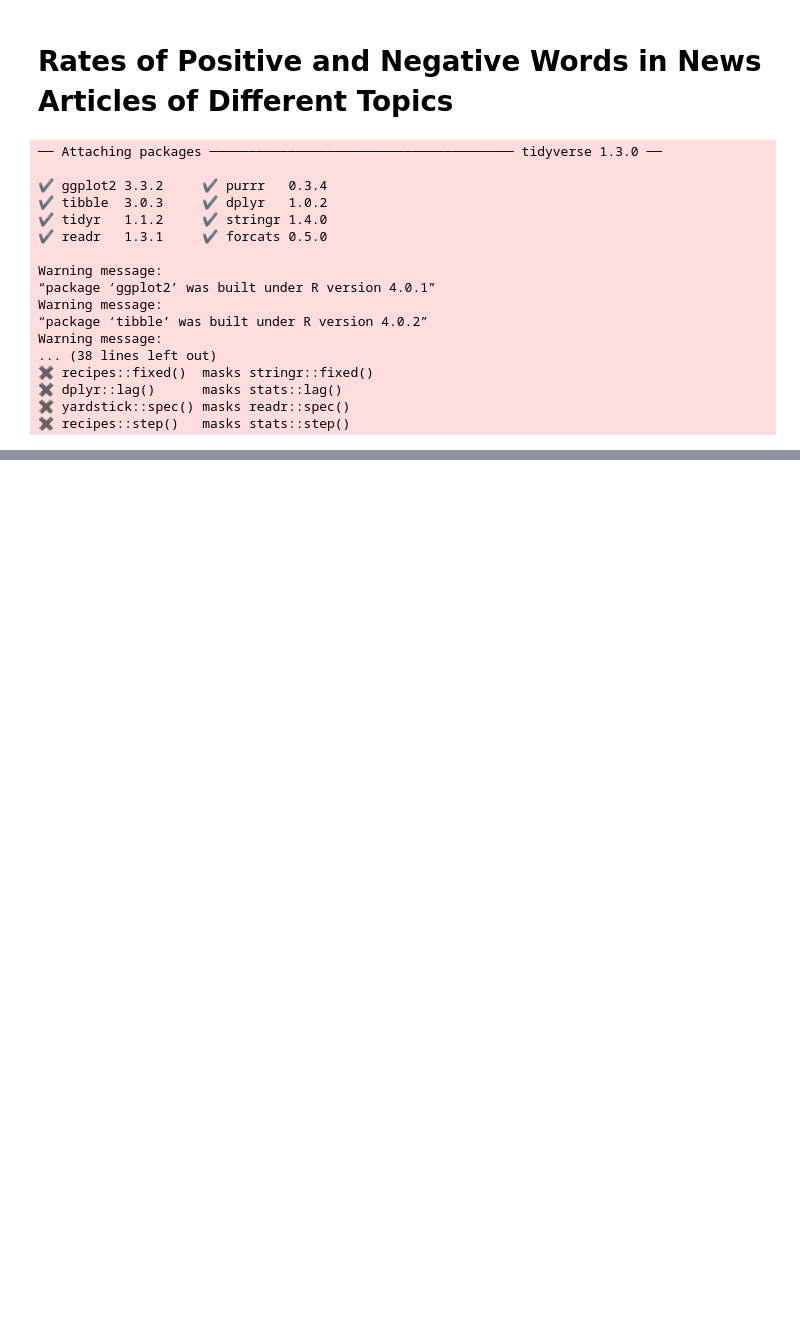
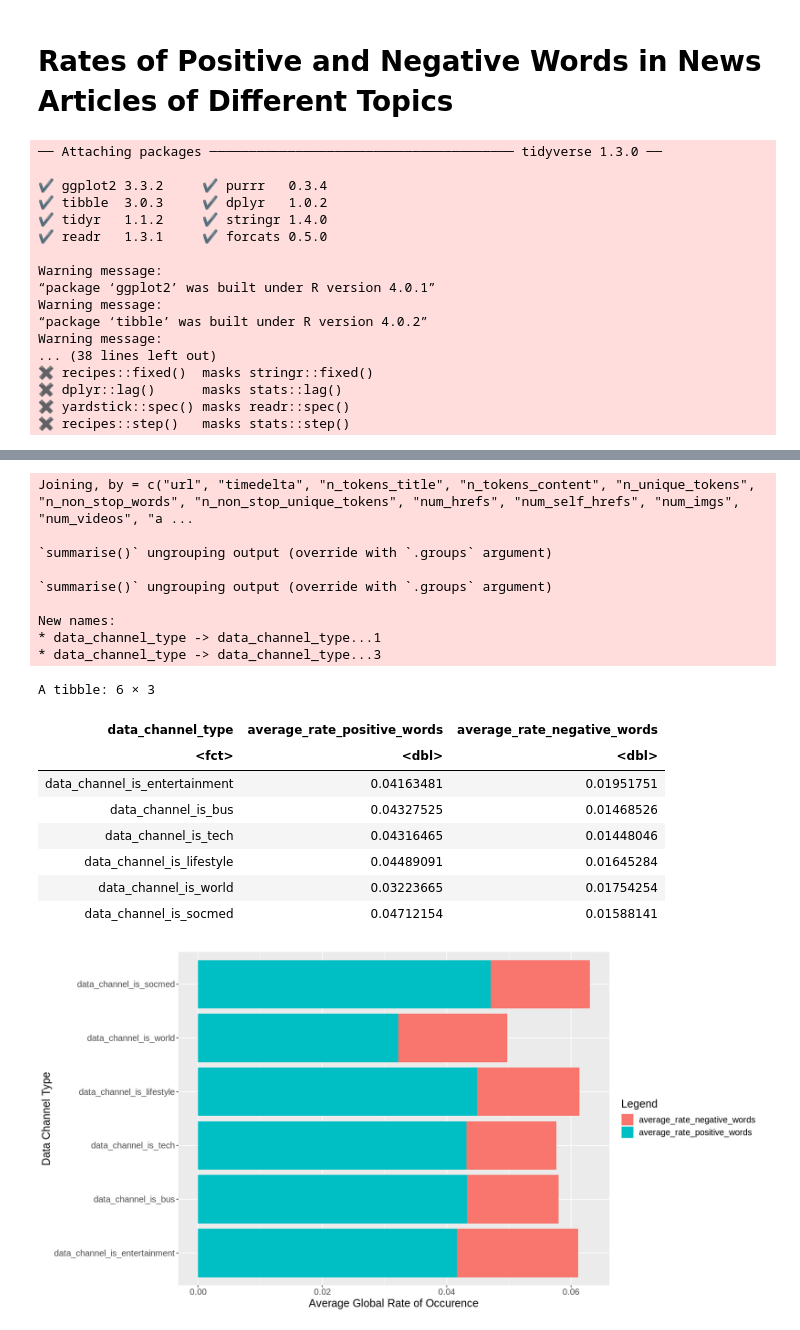
Before and after one commit to mahdiheydar/DSCI100Project, a Jupyter notebook: Proposal.ipynb, the cells around one changed output, grey strips where cells are left out. Drawn from its saved outputs; the diff is of its cells as text; code cells hidden in the pictures; blank space fills up the shorter version.

```diff
--- a/Proposal.ipynb
+++ b/Proposal.ipynb
@@ -213,0 +202,52 @@ This table corresponds to data containing missing values as both the rate of pos
+# %%
+# excluding the rows from above that have inconclusive data
+without_zeros <- news_training %>%
+    anti_join(missing)
+
+grouped_pos <- without_zeros %>%
+    group_by(data_channel_type) %>%
+    summarize(avg_pos = mean(global_rate_positive_words))
+grouped_neg <- without_zeros %>%
+    group_by(data_channel_type) %>%
+    summarize(avg_neg = mean(global_rate_negative_words))
+avg_together <- grouped_pos %>%
+    bind_cols(grouped_neg) %>%
+    select(-data_channel_type...3)
+colnames(avg_together) <- c('data_channel_type', 'average_rate_positive_words', 'average_rate_negative_words')
+avg_together
+
+options(repr.plot.width = 14, repr.plot.height=7)
+viz <- avg_together %>%
+    gather('key', 'value', -c(data_channel_type)) %>%
+    ggplot(aes(x=data_channel_type, y=value, group=key, fill=key)) +
+    geom_bar(stat='identity') +
+    coord_flip() +
+    labs(x='Data Channel Type', y='Average Global Rate of Occurence', fill='Legend') +
+    theme(text=element_text(size=15))
+viz
+
+# DESCRIPTION
+
+# This plot shows a distribution of the average rate of both positive and negative words within each data channel category.
+# This plot guides us in predicting how our classifier should behave in classifying different data channel types from their global rates
+# of positive and negative words by providing us the average relative proportions among each group.
+# %% [output]
+Joining, by = c("url", "timedelta", "n_tokens_title", "n_tokens_content", "n_unique_tokens", "n_non_stop_words", "n_non_stop_unique_tokens", "num_hrefs", "num_self_hrefs", "num_imgs", "num_videos", "a ...
+
+`summarise()` ungrouping output (override with `.groups` argument)
+
+`summarise()` ungrouping output (override with `.groups` argument)
+
+New names:
+* data_channel_type -> data_channel_type...1
+* data_channel_type -> data_channel_type...3
+A tibble: 6 × 3
+| data_channel_type | average_rate_positive_words | average_rate_negative_words |
+| <fct> | <dbl> | <dbl> |
+| data_channel_is_entertainment | 0.04163481 | 0.01951751 |
+| data_channel_is_bus | 0.04327525 | 0.01468526 |
+| data_channel_is_tech | 0.04316465 | 0.01448046 |
+| data_channel_is_lifestyle | 0.04489091 | 0.01645284 |
+| data_channel_is_world | 0.03223665 | 0.01754254 |
+| data_channel_is_socmed | 0.04712154 | 0.01588141 |
+[figure, added]
```
Also changed, not shown: parts of 22 cells of this notebook.
